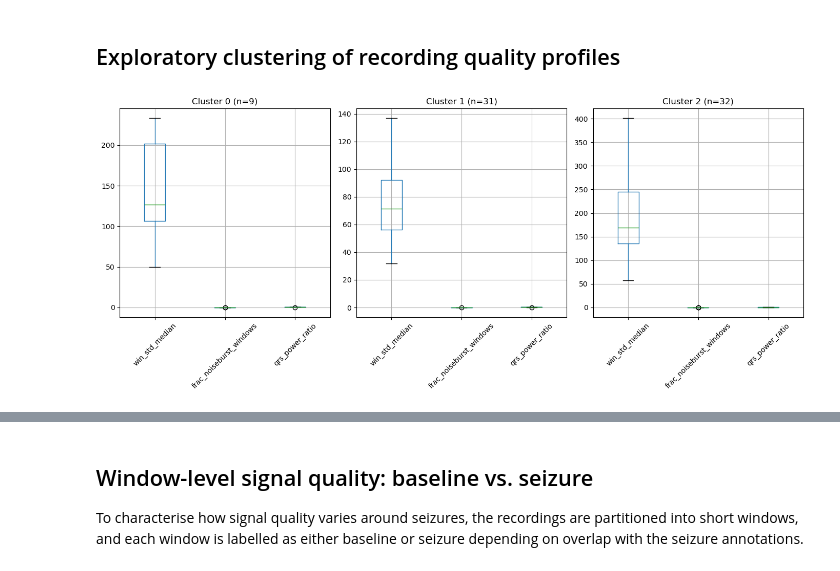
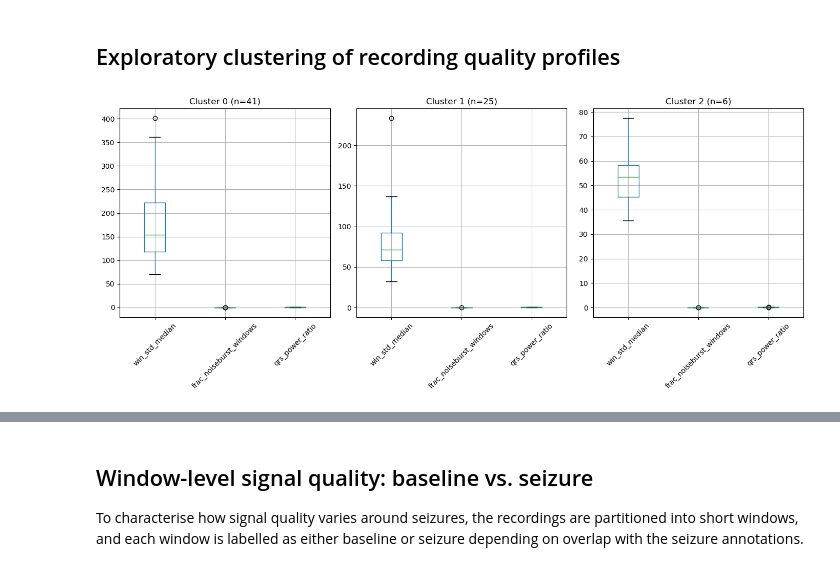
Before and after one commit to AU668208/Epilepsy_MasterThesis, a Jupyter notebook: Study2_1.ipynb, the cells around one changed output, grey strips where cells are left out. Saved outputs shown, nothing was run; the diff lists cells and outputs as text; code cells hidden in the pictures.

```diff
--- a/Study2_1.ipynb
+++ b/Study2_1.ipynb
@@ -72,11 +91,6 @@ Windows with extremely high variability are marked as noise bursts, while window
 In parallel, spectral band powers are derived for low-frequency drift, the QRS-dominated band, and high-frequency noise.
 Aggregating these features across windows yields a compact set of recording-level descriptors (median and extreme values, fractions of flat/noisy/clipped windows, and band-power ratios) that summarise both the amplitude dynamics and spectral composition of each recording.
 # %%
-df_quality = compute_recording_quality(df_rec)
-
-# merge spectral_uniqueness in, if df_spec has recording_uid
-df_quality = df_quality.merge(
-    df_spec[["recording_uid", "spectral_uniqueness_score"]],
-    on="recording_uid",
-    how="left",
-)
+# df_quality = compute_recording_quality(df_rec)
+df_q_raw  = compute_recording_quality(df_rec, axis="raw",  trim_df=trim_df)
+df_q_trim = compute_recording_quality(df_rec, axis="trim", trim_df=trim_df)
@@ -84,15 +149,15 @@ df_quality = df_quality.merge(
 ## Automatic categorisation of recording quality
 The recording-level metrics are combined into a heuristic quality categorisation. Thresholds on the fraction of flatline windows, the proportion of noise bursts and the relative QRS band power are used to assign each recording to `good`, `borderline`, or `poor` signal quality. This categorisation is used to document the range of signal conditions in the dataset and to support later sensitivity analyses.
 # %%
-df_quality = classify_recordings(df_quality)
+df_quality = classify_recordings(df_q_trim)
 
 # Save primary overview
-df_quality.to_csv(STUDY2_OUT / "recording_quality_overview.csv", index=False)
+df_quality.to_csv(STUDY2_OUT / "recording_quality_trim_overview.csv", index=False)
 
 # Select recording_uid for RR validation (used later)
 good_recs = df_quality[df_quality["include_for_rr"]]
 good_recs[["recording_uid", "patient_id", "recording_id"]].to_csv(
-    STUDY2_OUT / "good_recordings_for_rr.csv",
+    STUDY2_OUT / "good_recordings_for_rr_trim.csv",
     index=False,
 )
 # %% [markdown]
@@ -116,7 +181,7 @@ X = df_feat[feature_cols].values
 scaler = StandardScaler()
 X_scaled = scaler.fit_transform(X)
 
-kmeans = KMeans(n_clusters=3, random_state=42, n_init="auto")
+kmeans = KMeans(n_clusters=3, random_state=42, n_init=10)
 cluster_labels = kmeans.fit_predict(X_scaled)
 
 df_feat["quality_cluster_kmeans"] = cluster_labels
@@ -128,34 +193,34 @@ df_quality_clustered = df_quality.merge(
 )
 
 df_quality_clustered.to_csv(
     STUDY2_OUT / "recording_quality_clusters.csv",
     index=False,
 )
 
 # discriptive statistics per cluster
 cluster_summary = df_quality_clustered.groupby("quality_cluster_kmeans")[
     ["win_std_median", "frac_noiseburst_windows", "qrs_power_ratio"]
 ].describe()
 cluster_summary.to_csv(STUDY2_OUT / "recording_quality_clusters_summary.csv")
 
 # Boxplots for the report
 plt.figure(figsize=(14, 6))
 for idx, cluster in enumerate(
     sorted(df_quality_clustered["quality_cluster_kmeans"].dropna().unique()), start=1
 ):
     plt.subplot(1, 3, idx)
     cluster_data = df_quality_clustered[
         df_quality_clustered["quality_cluster_kmeans"] == cluster
     ]
     cluster_data[["win_std_median", "frac_noiseburst_windows", "qrs_power_ratio"]].boxplot()
     plt.title(f"Cluster {cluster} (n={len(cluster_data)})")
     plt.xticks(rotation=45)
 
 plt.tight_layout()
 plt.savefig(STUDY2_OUT / "recording_quality_clusters_boxplots.png", dpi=300)
 plt.show()
 # %% [output]
-[figure, old version]
+[figure, new version]
 # %%
 OUTDIR = STUDY2_OUT  # eller en anden mappe
 
```
Also changed, not shown: parts of 23 cells of this notebook, 1 other file.
